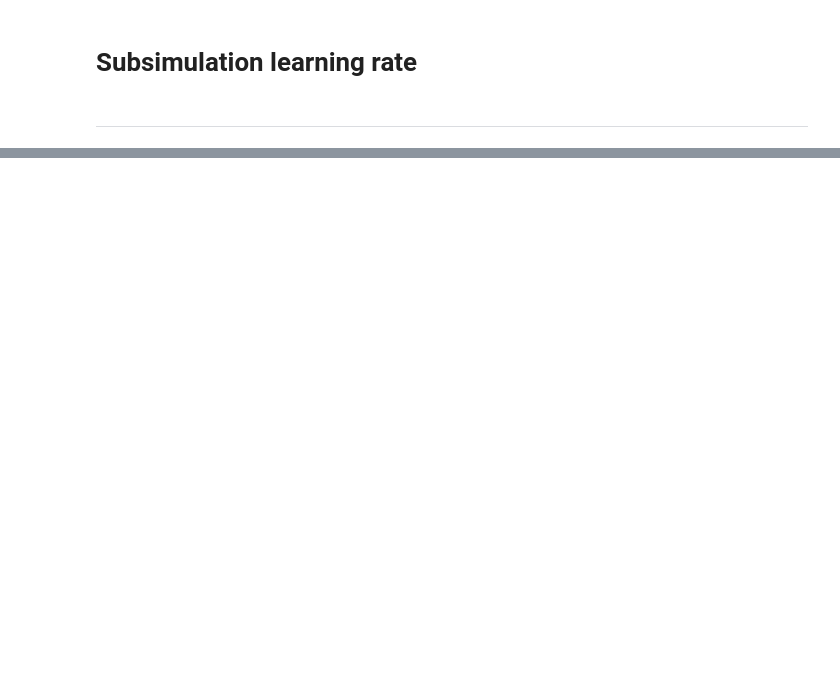
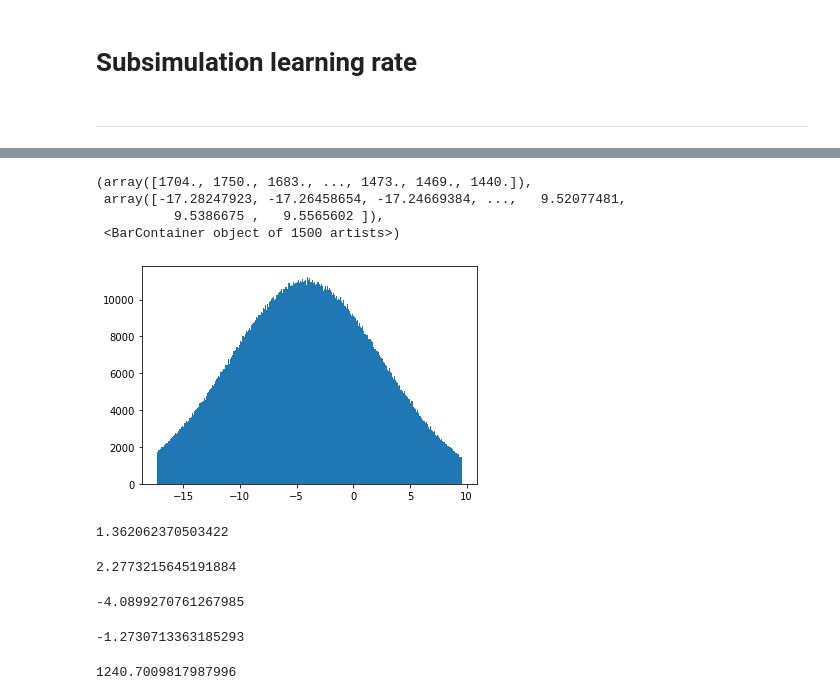
Before and after one commit to Complexio/sedgen, a Jupyter notebook: notebooks/Subsimulation_learning_rate.ipynb, the cells around one changed output, grey strips where cells are left out. Saved outputs shown, nothing was run; the diff lists cells and outputs as text; code cells hidden in the pictures; blank space fills up the shorter version.

```diff
--- a/notebooks/Subsimulation_learning_rate.ipynb
+++ b/notebooks/Subsimulation_learning_rate.ipynb
@@ -35 +48,17 @@ sedgen_CA_NS.csds[0]
+# %%
+plt.hist(np.log(gen.calculate_volume_sphere(np.exp(sedgen_CA_NS.csds[0].rvs(10000000)))), bins=1500)
+# %% [output]
+(array([1704., 1750., 1683., ..., 1473., 1469., 1440.]),
+ array([-17.28247923, -17.26458654, -17.24669384, ...,   9.52077481,
+          9.5386675 ,   9.5565602 ]),
+ <BarContainer object of 1500 artists>)
+[figure, added]
+# %%
+np.exp(sedgen_CA_NS.csd_means[0])
+# %% [output]
+1.362062370503422
+# %%
+np.exp(sedgen_CA_NS.csd_stds[0])
+# %% [output]
+2.2773215645191884
 # %%
@@ -37,3 +66,11 @@ cvd_mean_0 = np.exp(gen.calculate_volume_sphere(np.log(sedgen_CA_NS.csd_means[0]
 cvd_std_0 = np.log(gen.calculate_volume_sphere(np.exp(sedgen_CA_NS.csd_stds[0])))
 trunc_left = gen.calculate_volume_sphere(1/256)
 trunc_right = gen.calculate_volume_sphere(30)
+# %%
+np.log(gen.calculate_volume_sphere(np.exp(sedgen_CA_NS.csds[0].rvs(1_000_000)))).mean()
+# %% [output]
+-4.0899270761267985
+# %%
+np.log(cvd_mean_0)
+# %% [output]
+-1.2730713363185293
@@ -39,0 +81,4 @@ trunc_right = gen.calculate_volume_sphere(30)
+# %%
+gen.calculate_equivalent_circular_diameter(1e9)
+# %% [output]
+1240.7009817987996
```
Also changed, not shown: parts of 26 cells of this notebook, 3 other files.
